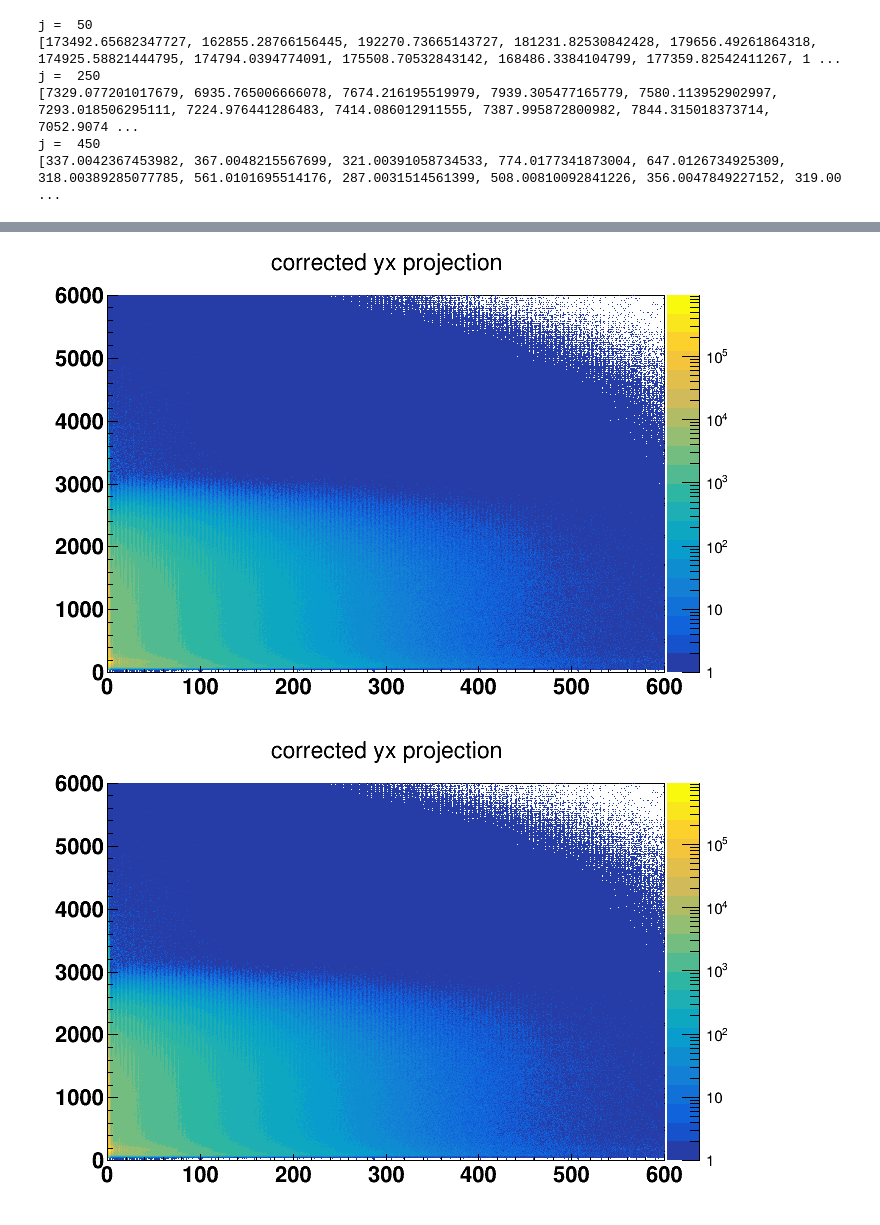
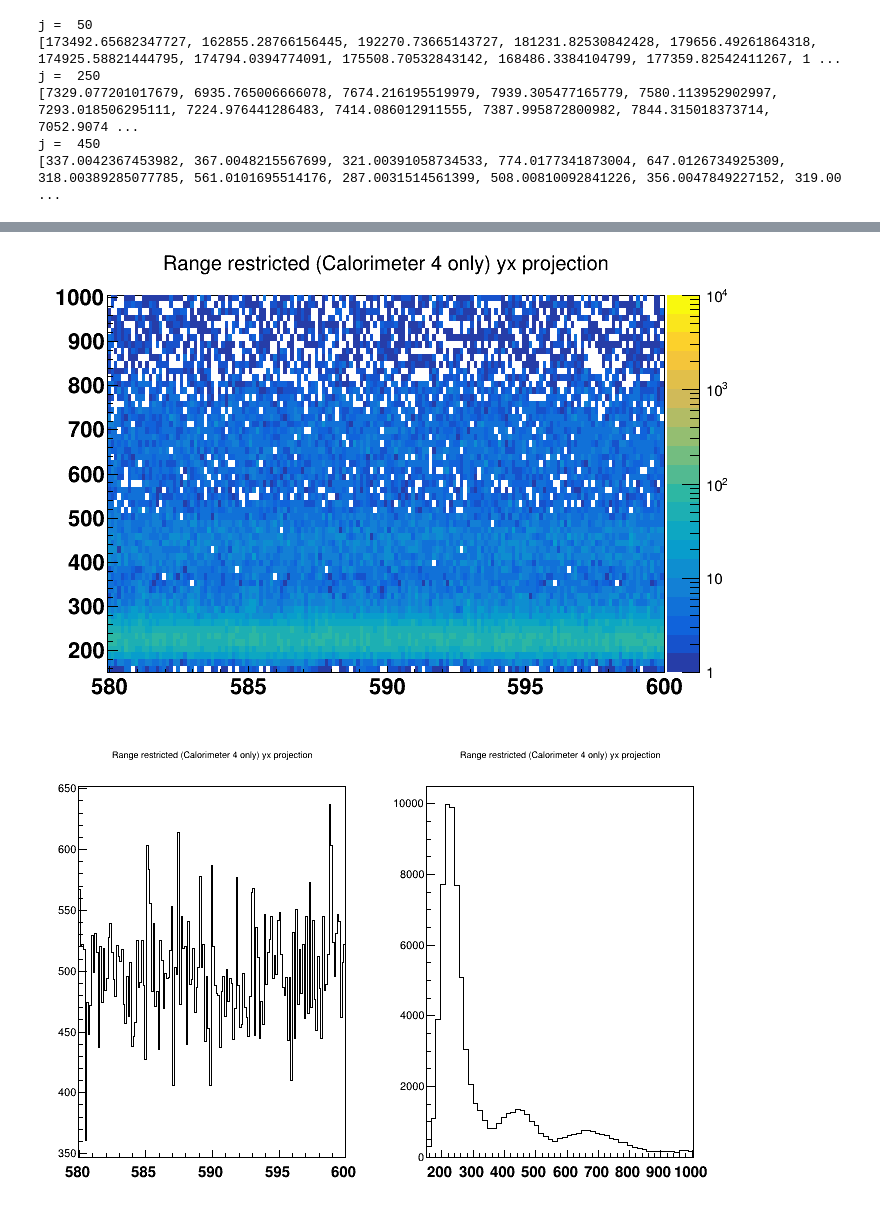
Before and after one commit to jlabounty/g-2, a Jupyter notebook: calorimeter/EnergyDistVsCalorimeter.ipynb, the cells around one changed output, grey strips where cells are left out. Drawn from its saved outputs; the diff is of its cells as text; code cells hidden in the pictures.

```diff
--- a/calorimeter/EnergyDistVsCalorimeter.ipynb
+++ b/calorimeter/EnergyDistVsCalorimeter.ipynb
@@ -208,7 +210,9 @@ We can also look at the 2D histogram of the energy spectrum vs. time. Lets first
 # %%
-threedhist = f.corrected.Clone()
+threedhist = f.corrected.Clone("threedhist")
 c = r.TCanvas()
-threedhist.GetZaxis().SetRange(2,2)
+calonum = 4
+threedhist.GetZaxis().SetRange(calonum,calonum)
+threedhist.SetTitle("Range restricted (Calorimeter "+str(calonum)+" only)")
 threedhist.Draw()
 c.Draw()
 c2 = r.TCanvas()
@@ -225,14 +229,27 @@ energytimehist = threedhist.Project3D("yx")
 # %%
 c2 = r.TCanvas()
 energytimehist.Draw("COLZ")
 c2.SetLogz()
-#energytimehist.GetXaxis().SetRangeUser(0,50)
+energytimehist.GetYaxis().SetRangeUser(150,1000)
+energytimehist.GetXaxis().SetRangeUser(580,600)
+energytimehist.GetZaxis().SetRangeUser(1,10000)
 c2.Draw()
+
+
+c4 = r.TCanvas()
+c4.Divide(2)
+c4.cd(1)
+energytimehist.ProjectionX().Draw()
+c4.cd(2)
+energytimehist.ProjectionY().Draw()
+c4.Draw()
+
+
 c3 = r.TCanvas()
 energytimehistFULL.Draw("COLZ")
-#energytimehistFULL.GetXaxis().SetRangeUser(0,50)
+energytimehistFULL.GetZaxis().SetRangeUser(1,10000000)
 c3.SetLogz()
 c3.Draw()
 # %% [output]
-[figure, old version]
+[figure, new version]
-[figure, old version]
+[figure, new version]
```
Also changed, not shown: parts of 14 cells of this notebook, 2 other files.
